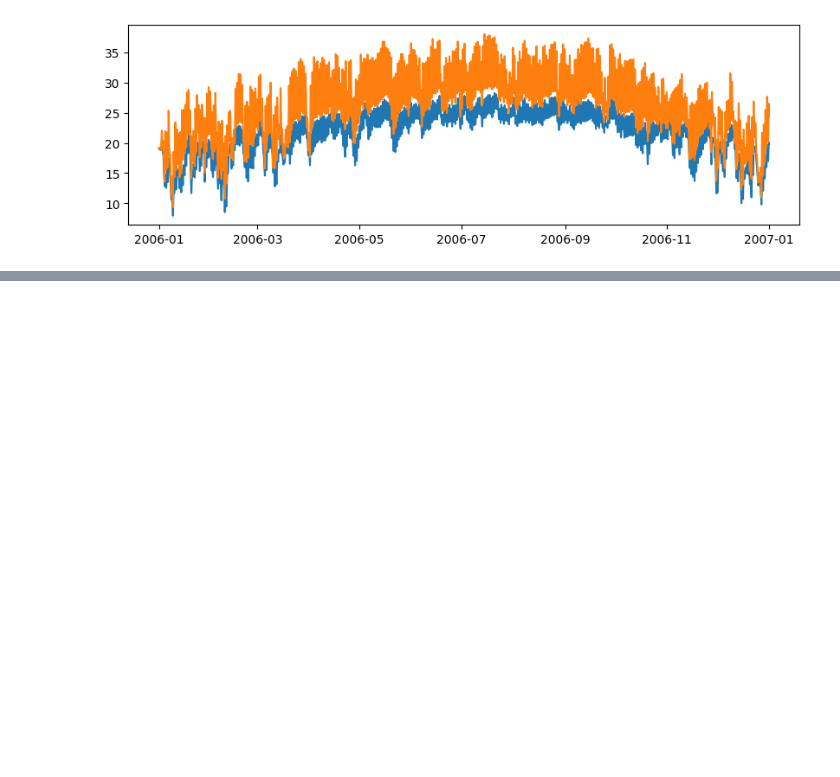
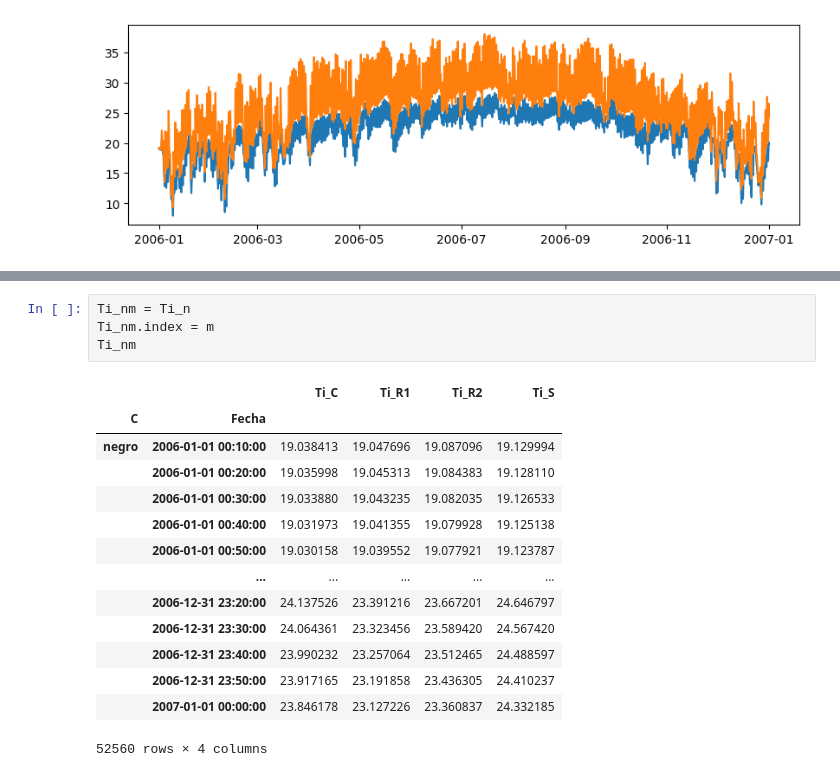
Before and after one commit to hnaranjog/analisis_de_datos, a Jupyter notebook: app/Modulo4/multiindices_columnas.ipynb, the cells around one changed output, grey strips where cells are left out. Saved outputs shown, nothing was run; the diff lists cells and outputs as text; blank space fills up the shorter version.

```diff
--- a/app/Modulo4/multiindices_columnas.ipynb
+++ b/app/Modulo4/multiindices_columnas.ipynb
@@ -143,0 +167,19 @@ for color in colores:
+# %%
+Ti_nm = Ti_n
+Ti_nm.index = m
+Ti_nm
+# %% [output]
+|  |  | Ti_C | Ti_R1 | Ti_R2 | Ti_S |
+| C | Fecha |  |  |  |  |
+| negro | 2006-01-01 00:10:00 | 19.038413 | 19.047696 | 19.087096 | 19.129994 |
+|  | 2006-01-01 00:20:00 | 19.035998 | 19.045313 | 19.084383 | 19.128110 |
+|  | 2006-01-01 00:30:00 | 19.033880 | 19.043235 | 19.082035 | 19.126533 |
+|  | 2006-01-01 00:40:00 | 19.031973 | 19.041355 | 19.079928 | 19.125138 |
+|  | 2006-01-01 00:50:00 | 19.030158 | 19.039552 | 19.077921 | 19.123787 |
+|  | ... | ... | ... | ... | ... |
+|  | 2006-12-31 23:20:00 | 24.137526 | 23.391216 | 23.667201 | 24.646797 |
+|  | 2006-12-31 23:30:00 | 24.064361 | 23.323456 | 23.589420 | 24.567420 |
+|  | 2006-12-31 23:40:00 | 23.990232 | 23.257064 | 23.512465 | 24.488597 |
+|  | 2006-12-31 23:50:00 | 23.917165 | 23.191858 | 23.436305 | 24.410237 |
+|  | 2007-01-01 00:00:00 | 23.846178 | 23.127226 | 23.360837 | 24.332185 |
+52560 rows × 4 columns
```
Also changed, not shown: parts of 6 cells of this notebook.
